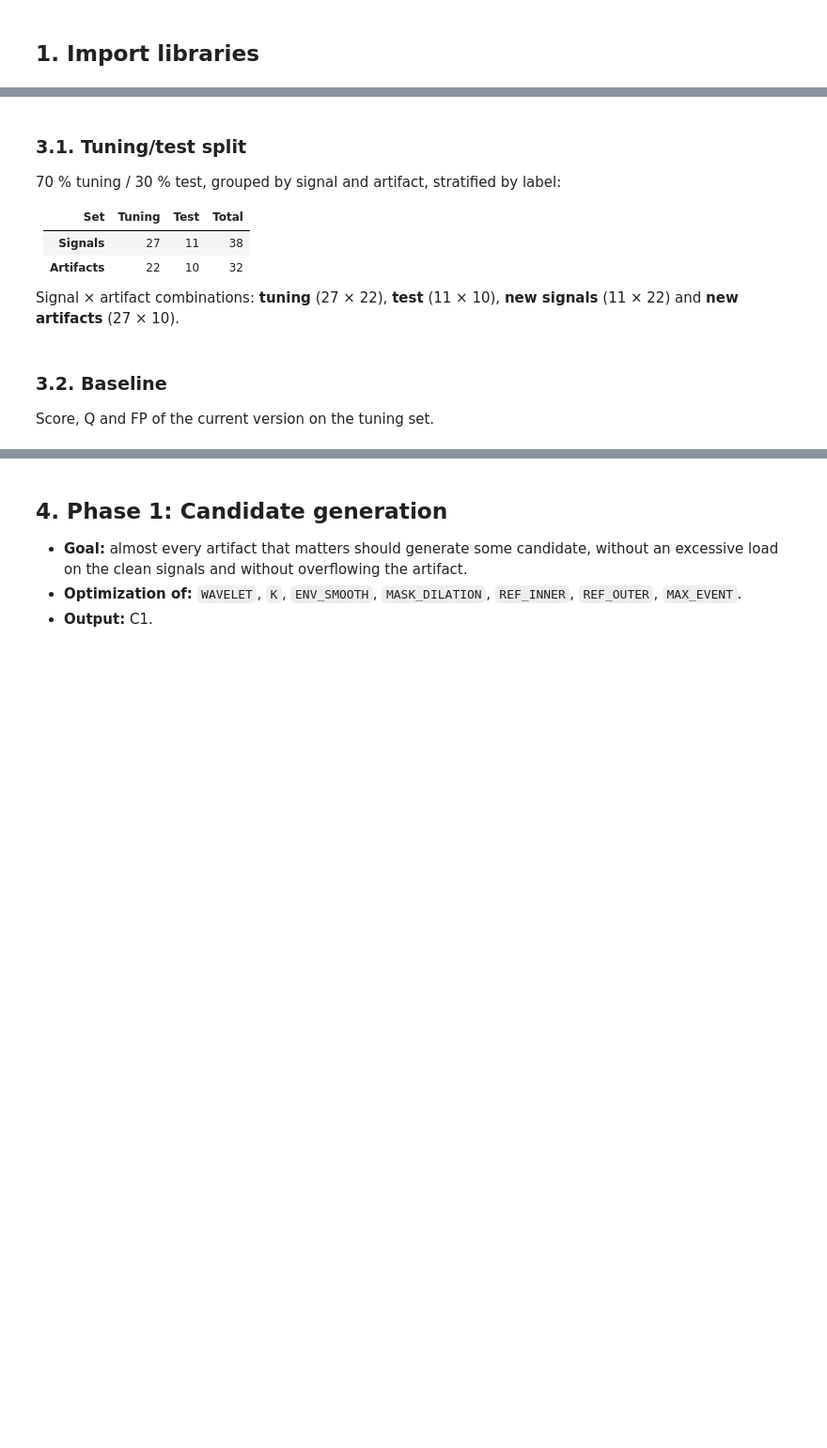
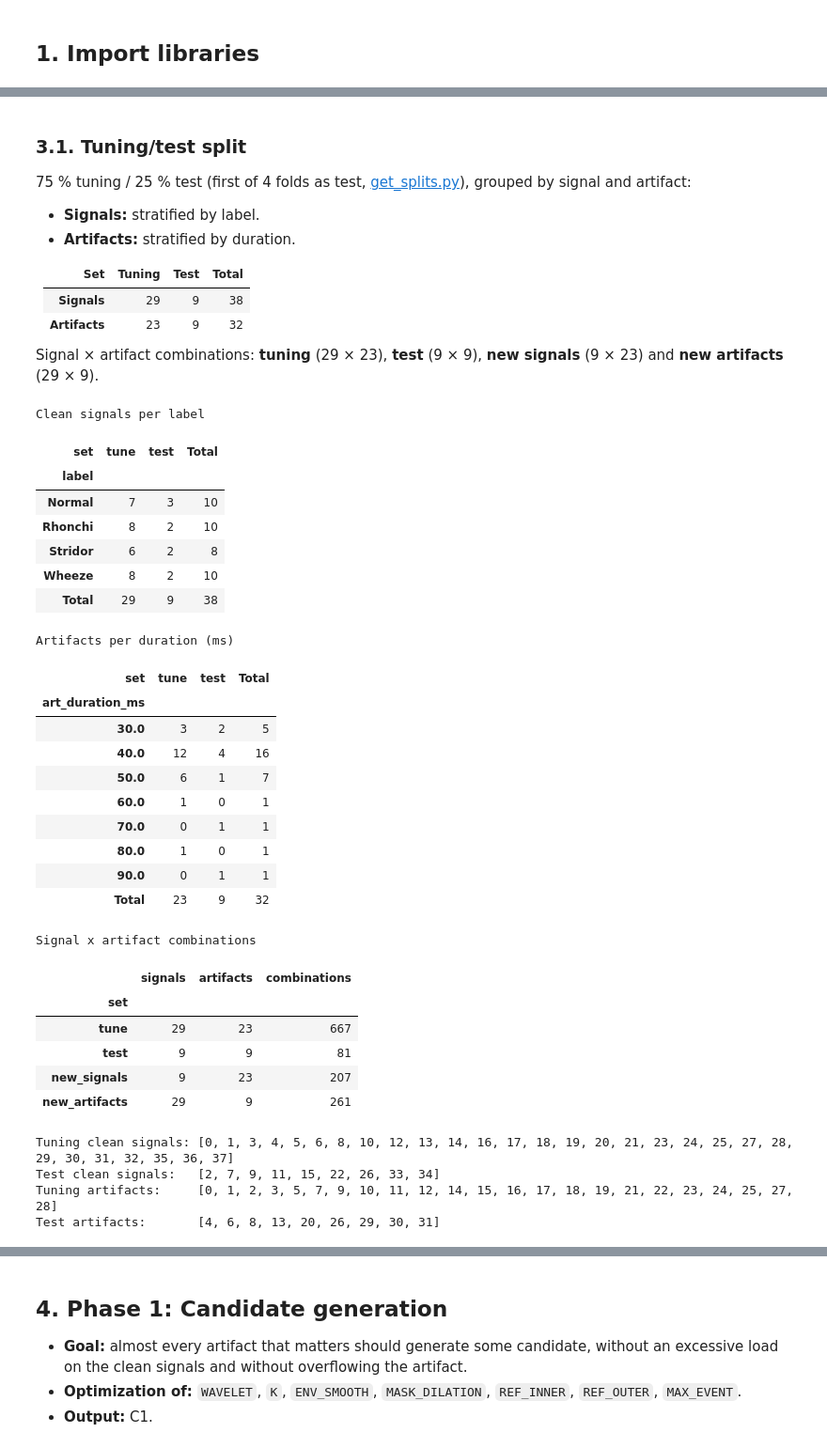
Before and after one commit to Kelpesito/EILO-BioAcoustics-Analysis, a Jupyter notebook: denoising/parameter_optimization.ipynb, the cells around one changed output, grey strips where cells are left out. Shown at 94% size. Cells and saved outputs as stored; diff of their text form; code cells hidden in the pictures; blank space fills up the shorter version.

```diff
--- a/denoising/parameter_optimization.ipynb
+++ b/denoising/parameter_optimization.ipynb
@@ -195,15 +198,79 @@ def score(results_df, lam, snr_list=None, f=F_DB, c=C_DB):
 # %% [markdown]
 ### 3.1. Tuning/test split
 
-70 % tuning / 30 % test, grouped by signal and artifact, stratified by label:
+75 % tuning / 25 % test (first of 4 folds as test, [get_splits.py](get_splits.py)), grouped by signal and artifact:
+
+- **Signals:** stratified by label.
+- **Artifacts:** stratified by duration.
 
 | Set | Tuning | Test | Total |
 |:----|:------:|:----:|:-----:|
-| **Signals**   | 27 | 11 | 38 |
-| **Artifacts** | 22 | 10 | 32 |
+| **Signals**   | 29 | 9 | 38 |
+| **Artifacts** | 23 | 9 | 32 |
 
-Signal × artifact combinations: **tuning** (27 × 22), **test** (11 × 10), **new signals** (11 × 22) and **new artifacts** (27 × 10).
+Signal × artifact combinations: **tuning** (29 × 23), **test** (9 × 9), **new signals** (9 × 23) and **new artifacts** (29 × 9).
-# %% [markdown]
-### 3.2. Baseline
-
-Score, Q and FP of the current version on the tuning set.
+# %%
+clean_split, artifact_split = load_split()  # denoising/splits (generated by get_splits.py)
+
+tune_clean = set(clean_split.loc[clean_split["set"] == "tune", "clean_id"])
+test_clean = set(clean_split.loc[clean_split["set"] == "test", "clean_id"])
+tune_art = set(artifact_split.loc[artifact_split["set"] == "tune", "art_id"])
+test_art = set(artifact_split.loc[artifact_split["set"] == "test", "art_id"])
+
+# Clean signals per label and set
+signals = pd.crosstab(clean_split["label"], clean_split["set"], margins=True, margins_name="Total")
+signals = signals[["tune", "test", "Total"]]
+print("Clean signals per label")
+display(signals)
+
+# Artifacts per duration and set
+artifacts = pd.crosstab(artifact_split["art_duration_ms"], artifact_split["set"], margins=True, margins_name="Total")
+artifacts = artifacts[["tune", "test", "Total"]]
+print("Artifacts per duration (ms)")
+display(artifacts)
+
+# Signal x artifact combinations of each set
+combos = pd.DataFrame({
+    "signals": [len(tune_clean), len(test_clean), len(test_clean), len(tune_clean)],
+    "artifacts": [len(tune_art), len(test_art), len(tune_art), len(test_art)],
+}, index=pd.Index(["tune", "test", "new_signals", "new_artifacts"], name="set"))
+combos["combinations"] = combos["signals"] * combos["artifacts"]
+print("Signal x artifact combinations")
+display(combos)
+
+# Ids of each set
+print(f"Tuning clean signals: {sorted(tune_clean)}")
+print(f"Test clean signals:   {sorted(test_clean)}")
+print(f"Tuning artifacts:     {sorted(tune_art)}")
+print(f"Test artifacts:       {sorted(test_art)}")
+# %% [output]
+Clean signals per label
+| set | tune | test | Total |
+| label |  |  |  |
+| Normal | 7 | 3 | 10 |
+| Rhonchi | 8 | 2 | 10 |
+| Stridor | 6 | 2 | 8 |
+| Wheeze | 8 | 2 | 10 |
+| Total | 29 | 9 | 38 |
+Artifacts per duration (ms)
+| set | tune | test | Total |
+| art_duration_ms |  |  |  |
+| 30.0 | 3 | 2 | 5 |
+| 40.0 | 12 | 4 | 16 |
+| 50.0 | 6 | 1 | 7 |
+| 60.0 | 1 | 0 | 1 |
+| 70.0 | 0 | 1 | 1 |
+| 80.0 | 1 | 0 | 1 |
+| 90.0 | 0 | 1 | 1 |
+| Total | 23 | 9 | 32 |
+Signal x artifact combinations
+|  | signals | artifacts | combinations |
+| set |  |  |  |
+| tune | 29 | 23 | 667 |
+| test | 9 | 9 | 81 |
+| new_signals | 9 | 23 | 207 |
+| new_artifacts | 29 | 9 | 261 |
+Tuning clean signals: [0, 1, 3, 4, 5, 6, 8, 10, 12, 13, 14, 16, 17, 18, 19, 20, 21, 23, 24, 25, 27, 28, 29, 30, 31, 32, 35, 36, 37]
+Test clean signals:   [2, 7, 9, 11, 15, 22, 26, 33, 34]
+Tuning artifacts:     [0, 1, 2, 3, 5, 7, 9, 10, 11, 12, 14, 15, 16, 17, 18, 19, 21, 22, 23, 24, 25, 27, 28]
+Test artifacts:       [4, 6, 8, 13, 20, 26, 29, 30, 31]
```
Also changed, not shown: parts of 8 cells of this notebook, 19 other files.
